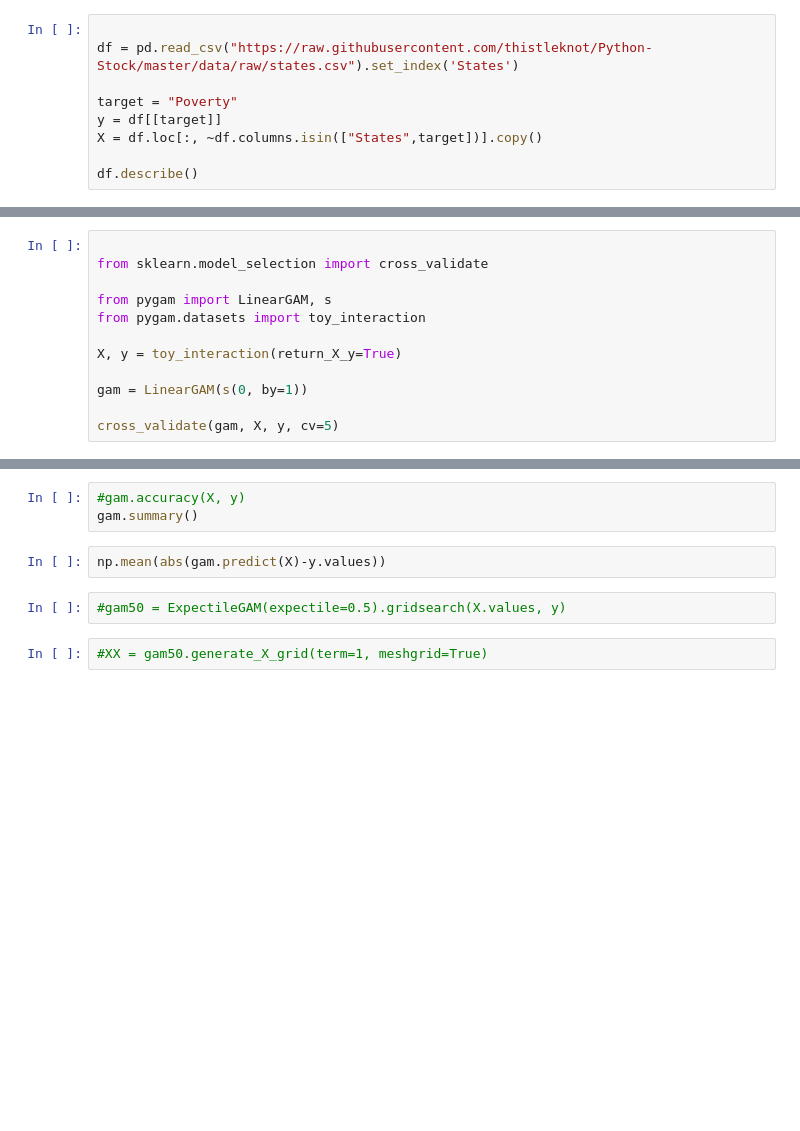
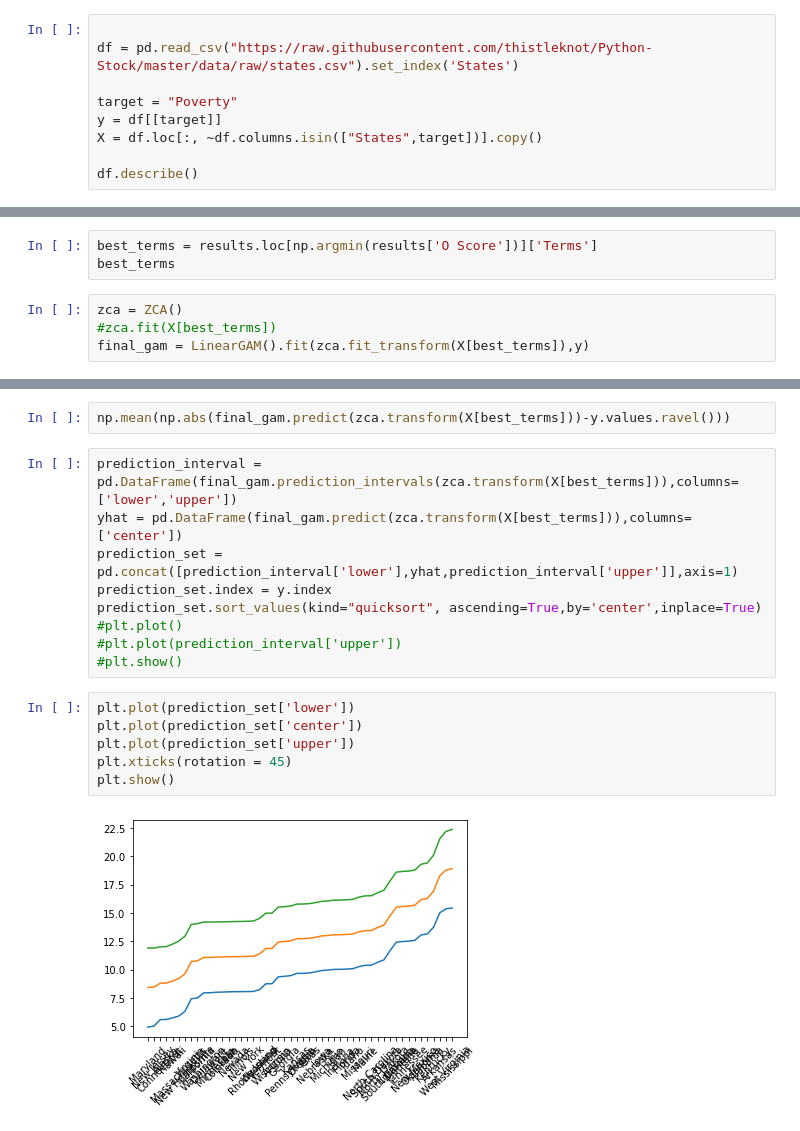
Before and after one commit to thistleknot/python-ml, a Jupyter notebook: code/pyGam.ipynb, the cells around one changed output, grey strips where cells are left out. Saved outputs shown, nothing was run; the diff lists cells and outputs as text; blank space fills up the shorter version.

Commit message:
pyGam now has bestSubsets

```diff
--- a/code/pyGam.ipynb
+++ b/code/pyGam.ipynb
@@ -198,0 +257,7 @@ model_results.append(['Linear',mean(outer_results), std(outer_results)])
+# %%
+best_terms = results.loc[np.argmin(results['O Score'])]['Terms']
+best_terms
+# %%
+zca = ZCA()
+#zca.fit(X[best_terms])
+final_gam = LinearGAM().fit(zca.fit_transform(X[best_terms]),y)
@@ -295,12 +269,0 @@ AttributeError: 'function' object has no attribute 'items'
-# %%
-
-from sklearn.model_selection import cross_validate
-
-from pygam import LinearGAM, s
-from pygam.datasets import toy_interaction
-
-X, y = toy_interaction(return_X_y=True)
-
-gam = LinearGAM(s(0, by=1))
-
-cross_validate(gam, X, y, cv=5)
@@ -486,10 +270,20 @@ df_cv = pd.DataFrame({'numb_features': numb_features,'RSS': RSS_list, 'R_squared
-# %%
-#gam.accuracy(X, y)
-gam.summary()
 # %%
-np.mean(abs(gam.predict(X)-y.values))
+np.mean(np.abs(final_gam.predict(zca.transform(X[best_terms]))-y.values.ravel()))
-# %%
-#gam50 = ExpectileGAM(expectile=0.5).gridsearch(X.values, y)
-# %%
-#XX = gam50.generate_X_grid(term=1, meshgrid=True)
+# %%
+prediction_interval = pd.DataFrame(final_gam.prediction_intervals(zca.transform(X[best_terms])),columns=['lower','upper'])
+yhat = pd.DataFrame(final_gam.predict(zca.transform(X[best_terms])),columns=['center'])
+prediction_set = pd.concat([prediction_interval['lower'],yhat,prediction_interval['upper']],axis=1)
+prediction_set.index = y.index
+prediction_set.sort_values(kind="quicksort", ascending=True,by='center',inplace=True)
+#plt.plot()
+#plt.plot(prediction_interval['upper'])
+#plt.show()
+# %%
+plt.plot(prediction_set['lower'])
+plt.plot(prediction_set['center'])
+plt.plot(prediction_set['upper'])
+plt.xticks(rotation = 45)
+plt.show()
+# %% [output]
+[figure, added]
 # %%
```
Also changed, not shown: parts of 25 cells of this notebook, 1 other file.
